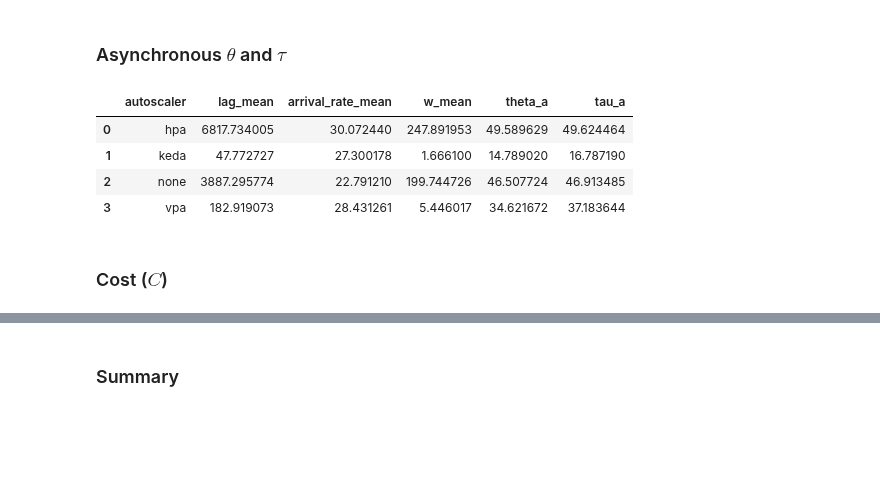
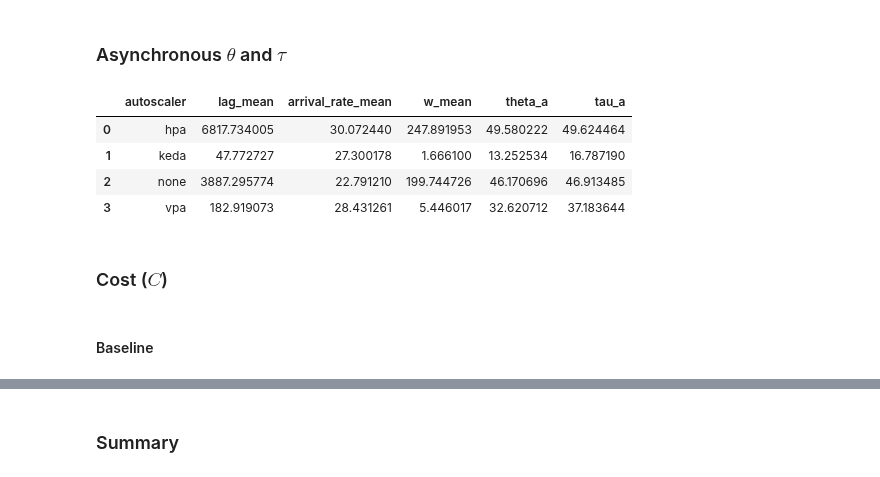
Before and after one commit to kasbench/kasbench-analysis, a Jupyter notebook: src/fdr.ipynb, the cells around one changed output, grey strips where cells are left out. Drawn from its saved outputs; the diff is of its cells as text; code cells hidden in the pictures; blank space fills up the shorter version.

```diff
--- a/src/fdr.ipynb
+++ b/src/fdr.ipynb
@@ -476,6 +495,12 @@ params["autoscaler_summary_table_html"] = common.autoscaler_summary_df_to_html(a
 | 3 | vpa | 4 | 77.930020 | 77.765209 | 3.053595 | 0.002502 | 0.001407 | ... |
 # %% [markdown]
 ## $\theta$, $\tau$, and $C$ metrics
+# %%
+ALPHA = 0.50
+params["alpha"] = ALPHA
+BETA = 0.50
+params["beta"] = BETA
+K = 5
 # %% [markdown]
 ### Synchronous $\theta$
 # %%
@@ -568,15 +591,17 @@ arrival_rate_df
 # %%
 lag_df, agg_df = common.get_asynchronous_metrics(files, RUN, s3_bucket, earliest_run_time, latest_run_time,
     time_slice_seconds=TIME_SLICE_SECONDS,
-    arrival_rate_df=arrival_rate_df, w_max=1, tolerance=0.20, k=3)
+    arrival_rate_df=arrival_rate_df, w_max=1, tolerance=0.20, k=K)
 agg_df
 # %% [output]
 |  | autoscaler | lag_mean | arrival_rate_mean | w_mean | theta_a | tau_a |
-| 0 | hpa | 6817.734005 | 30.072440 | 247.891953 | 49.589629 | 49.624464 |
-| 1 | keda | 47.772727 | 27.300178 | 1.666100 | 14.789020 | 16.787190 |
-| 2 | none | 3887.295774 | 22.791210 | 199.744726 | 46.507724 | 46.913485 |
-| 3 | vpa | 182.919073 | 28.431261 | 5.446017 | 34.621672 | 37.183644 |
+| 0 | hpa | 6817.734005 | 30.072440 | 247.891953 | 49.580222 | 49.624464 |
+| 1 | keda | 47.772727 | 27.300178 | 1.666100 | 13.252534 | 16.787190 |
+| 2 | none | 3887.295774 | 22.791210 | 199.744726 | 46.170696 | 46.913485 |
+| 3 | vpa | 182.919073 | 28.431261 | 5.446017 | 32.620712 | 37.183644 |
 # %%
 params["asynchronous_metrics_table_html"] = common.weighted_asynchronous_metrics_df_to_html(agg_df)
 # %% [markdown]
 ### Cost ($C$)
+# %% [markdown]
+#### Baseline
```
Also changed, not shown: parts of 15 cells of this notebook, 7 other files.
